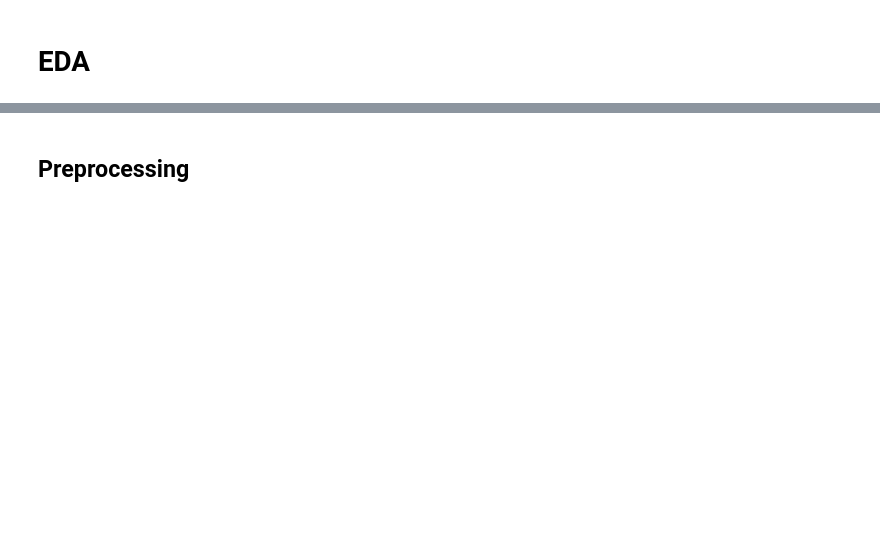
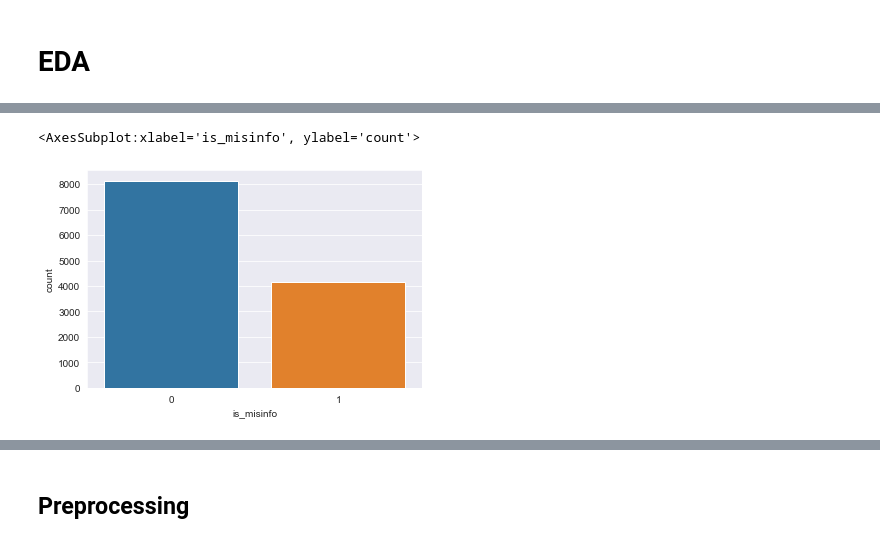
Before and after one commit to krautgortna/NLP_Project_SS22, a Jupyter notebook: NLP_FakePolice.ipynb, the cells around one changed output, grey strips where cells are left out. Saved outputs shown, nothing was run; the diff lists cells and outputs as text; code cells hidden in the pictures; blank space fills up the shorter version.

```diff
--- a/NLP_FakePolice.ipynb
+++ b/NLP_FakePolice.ipynb
@@ -129,0 +231,5 @@ list(df_merged['hashtags'].str.split(" ").explode('hashtags').unique())
+# %%
+sns.countplot(df_merged.is_misinfo)
+# %% [output]
+<AxesSubplot:xlabel='is_misinfo', ylabel='count'>
+[figure, added]
```
Also changed, not shown: parts of 51 cells of this notebook.
